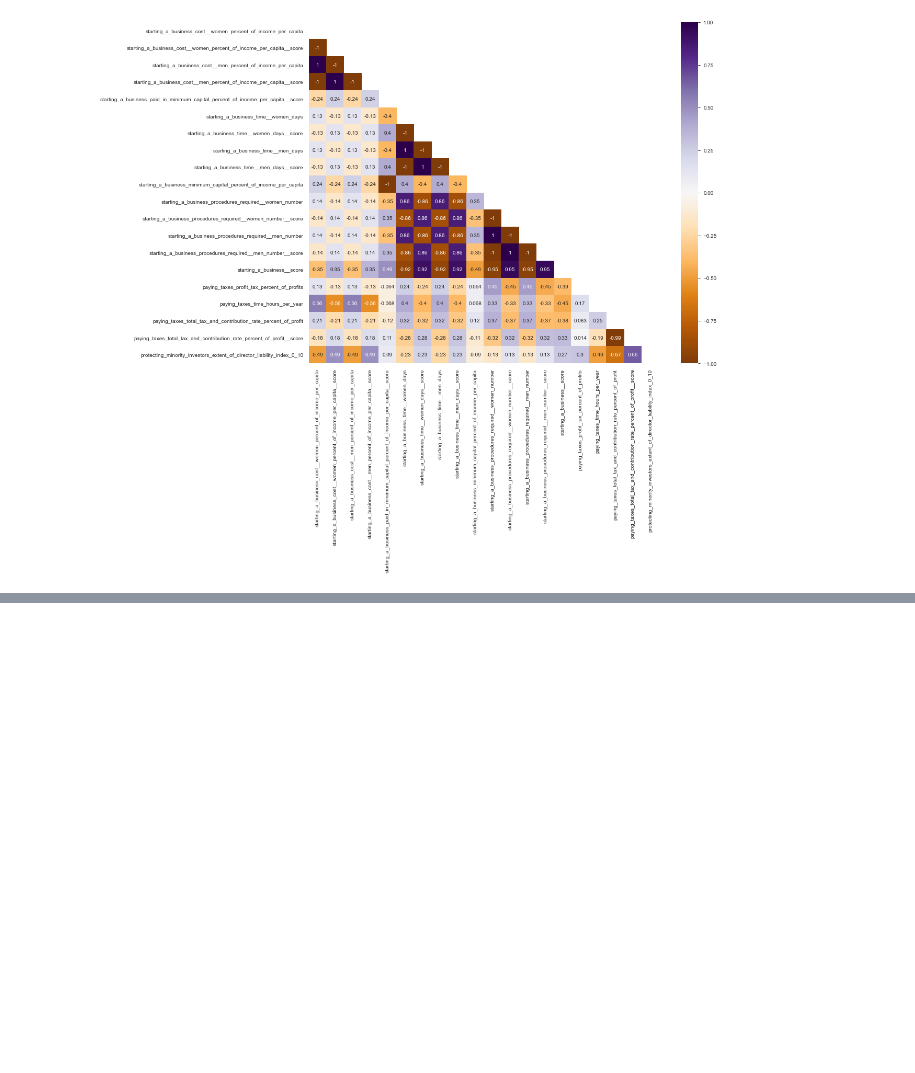
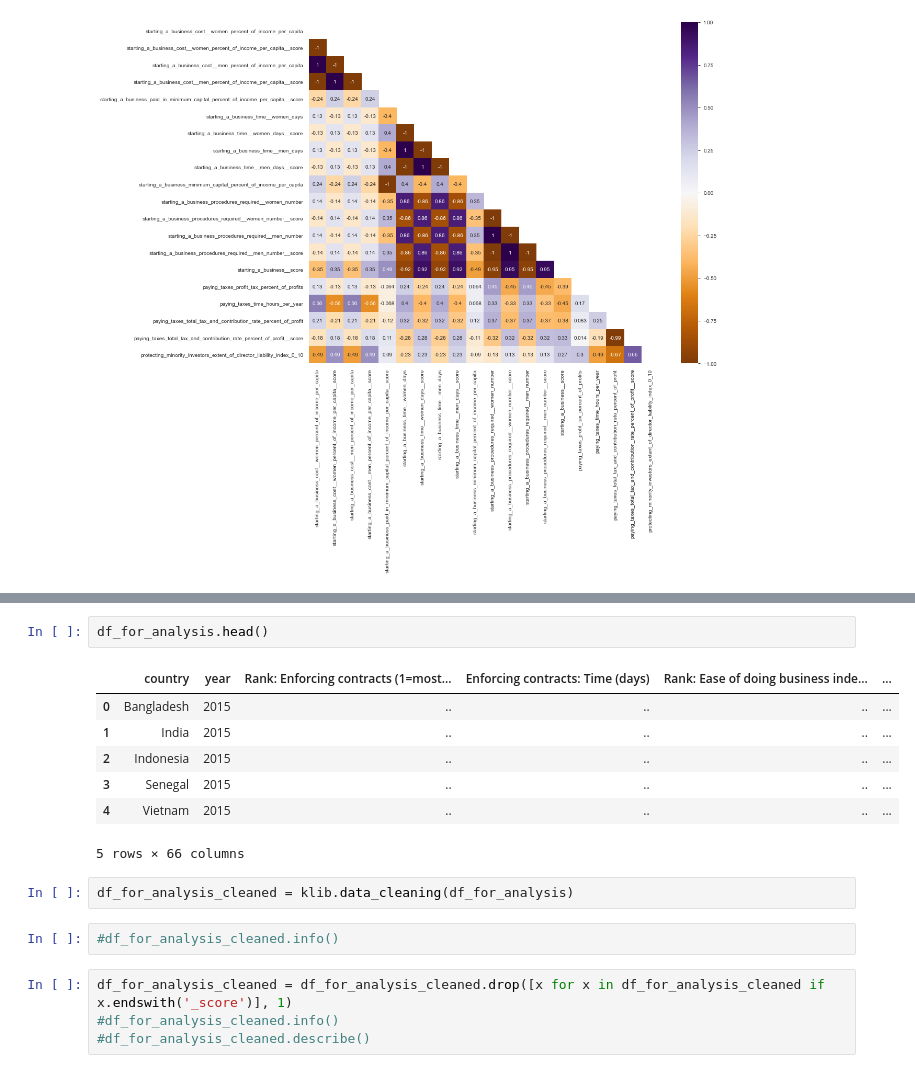
Before and after one commit to anshul2181981/DataScience, a Jupyter notebook: analyze_financial_inclusion_data.ipynb, the cells around one changed output, grey strips where cells are left out. Drawn from its saved outputs; the diff is of its cells as text; blank space fills up the shorter version.

```diff
--- a/analyze_financial_inclusion_data.ipynb
+++ b/analyze_financial_inclusion_data.ipynb
@@ -113,0 +125,18 @@ plt.show()
+# %%
+df_for_analysis.head()
+# %% [output]
+|  | country | year | Rank: Enforcing contracts (1=most... | Enforcing contracts: Time (days) | Rank: Ease of doing business inde... | ... |
+| 0 | Bangladesh | 2015 | .. | .. | .. | ... |
+| 1 | India | 2015 | .. | .. | .. | ... |
+| 2 | Indonesia | 2015 | .. | .. | .. | ... |
+| 3 | Senegal | 2015 | .. | .. | .. | ... |
+| 4 | Vietnam | 2015 | .. | .. | .. | ... |
+5 rows × 66 columns
+# %%
+df_for_analysis_cleaned = klib.data_cleaning(df_for_analysis)
+# %%
+#df_for_analysis_cleaned.info()
+# %%
+df_for_analysis_cleaned = df_for_analysis_cleaned.drop([x for x in df_for_analysis_cleaned if x.endswith('_score')], 1)
+#df_for_analysis_cleaned.info()
+#df_for_analysis_cleaned.describe()
```
Also changed, not shown: parts of 7 cells of this notebook.
